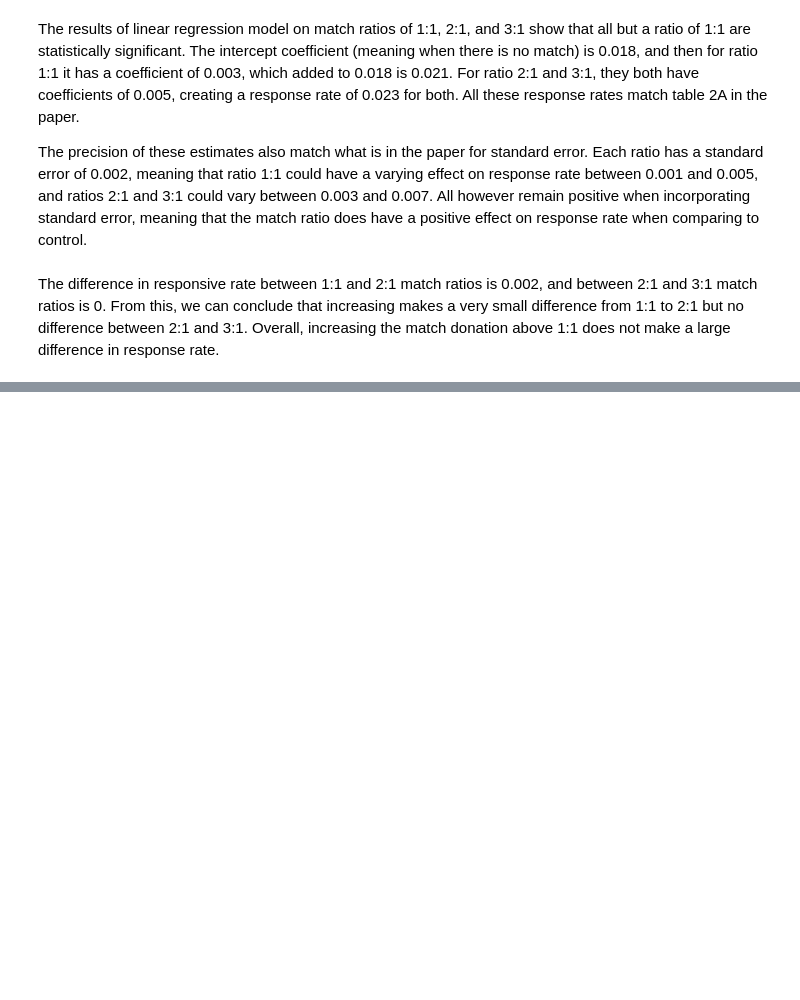
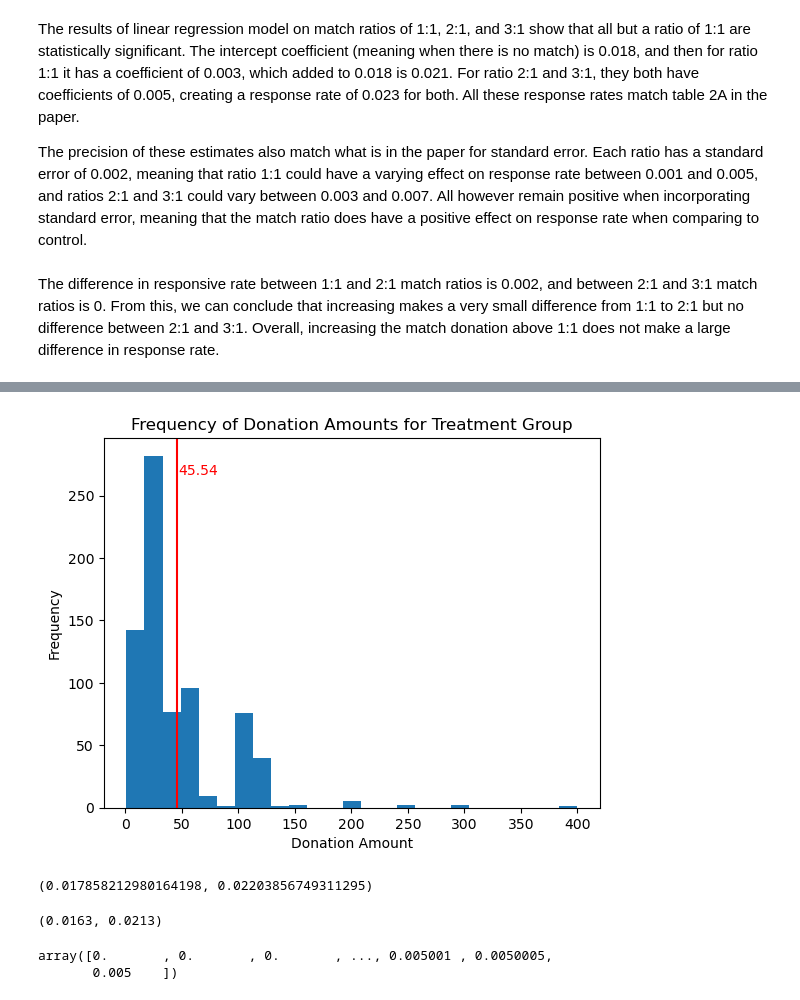
Before and after one commit to rsm-nshuckerow/Nick_Shuckerow, a Jupyter notebook: projects/HW1/HW1.ipynb, the cells around one changed output, grey strips where cells are left out. Saved outputs shown, nothing was run; the diff lists cells and outputs as text; code cells hidden in the pictures; blank space fills up the shorter version.

```diff
--- a/projects/HW1/HW1.ipynb
+++ b/projects/HW1/HW1.ipynb
@@ -364,0 +435,25 @@ The difference in responsive rate between 1:1 and 2:1 match ratios is 0.002, and
+# %%
+fig, ax = plt.subplots()
+ax.hist(karlan[(karlan['amount'] > 0) & (karlan['treatment'] == 1)]['amount'], bins=25)
+ax.axvline(45.54, color='red')
+ax.text(45.54 + 1, ax.get_ylim()[1] * 0.9, f'{45.54}', color='red')
+ax.set_ylabel('Frequency')
+ax.set_xlabel('Donation Amount')
+ax.set_title('Frequency of Donation Amounts for Treatment Group')
+plt.show()
+
+# add a line to the histogram at 43.87 and display the number 43.87
+# %% [output]
+[figure, added]
+# %%
+# you will simulate 100,00 draws from the control distribution and 10,000 draws from the treatment distribution. You'll then calculate a vector of 10,000 differences, and then you'll plot the cumulative average of that vector of differences. Comment on whether the cumulative average approaches the true difference in means.
+
+import numpy as np
+from scipy.stats import bernoulli
+
+control = karlan[karlan['treatment'] == 0]['gave'].mean()
+treatment = karlan[karlan['treatment'] == 1]['gave'].mean()
+
+control, treatment
+# %% [output]
+(0.017858212980164198, 0.02203856749311295)
@@ -364,0 +463,13 @@ The difference in responsive rate between 1:1 and 2:1 match ratios is 0.002, and
+# %%
+control_sim.mean(), treatment_sim.mean()
+# %% [output]
+(0.0163, 0.0213)
+# %%
+# calculate cumulative average of the differences for the first 10,000 draws
+
+cum_avg = np.cumsum(treatment_sim - control_sim) / np.arange(1, 10001)
+
+cum_avg
+# %% [output]
+array([0.       , 0.       , 0.       , ..., 0.005001 , 0.0050005,
+       0.005    ])
```
Also changed, not shown: parts of 17 cells of this notebook, 15 other files.
